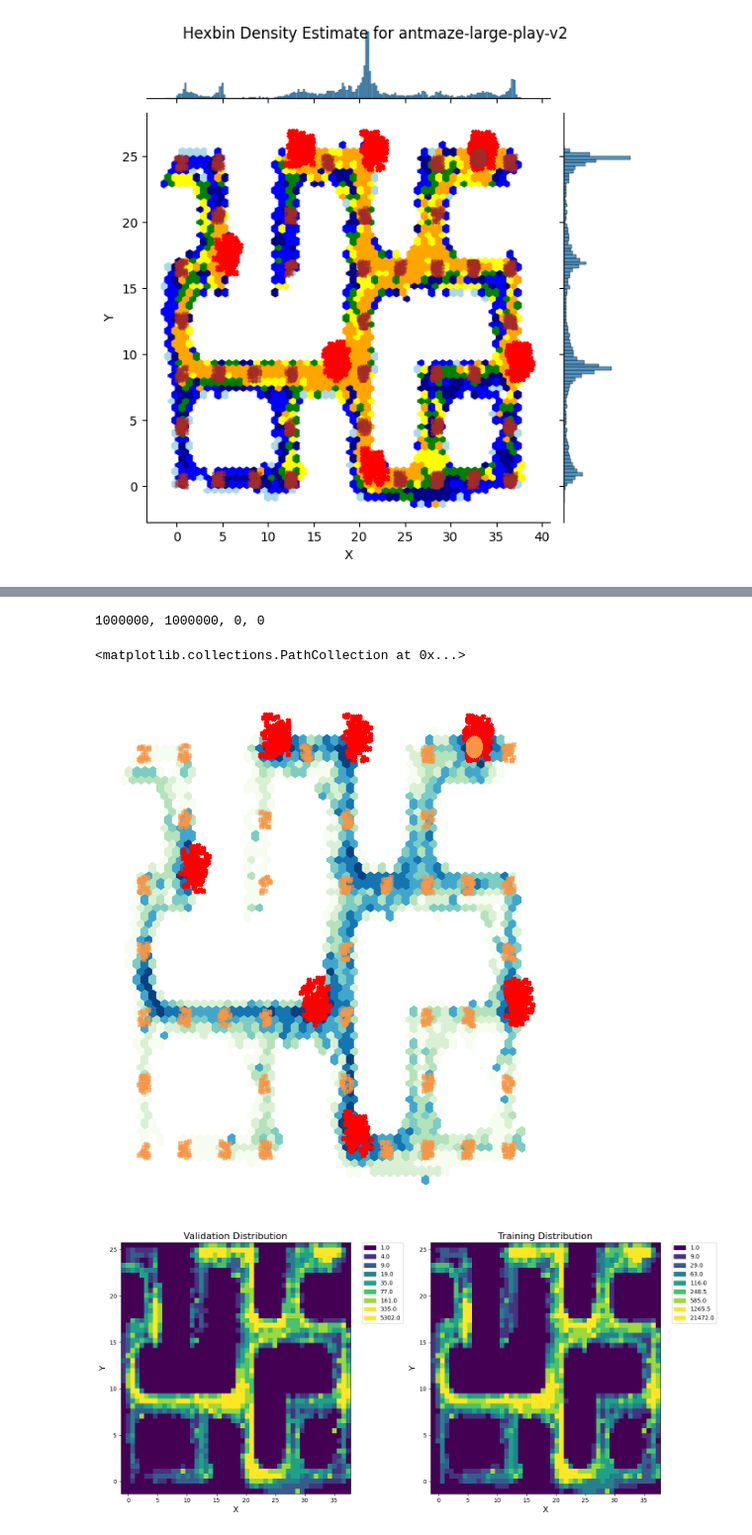
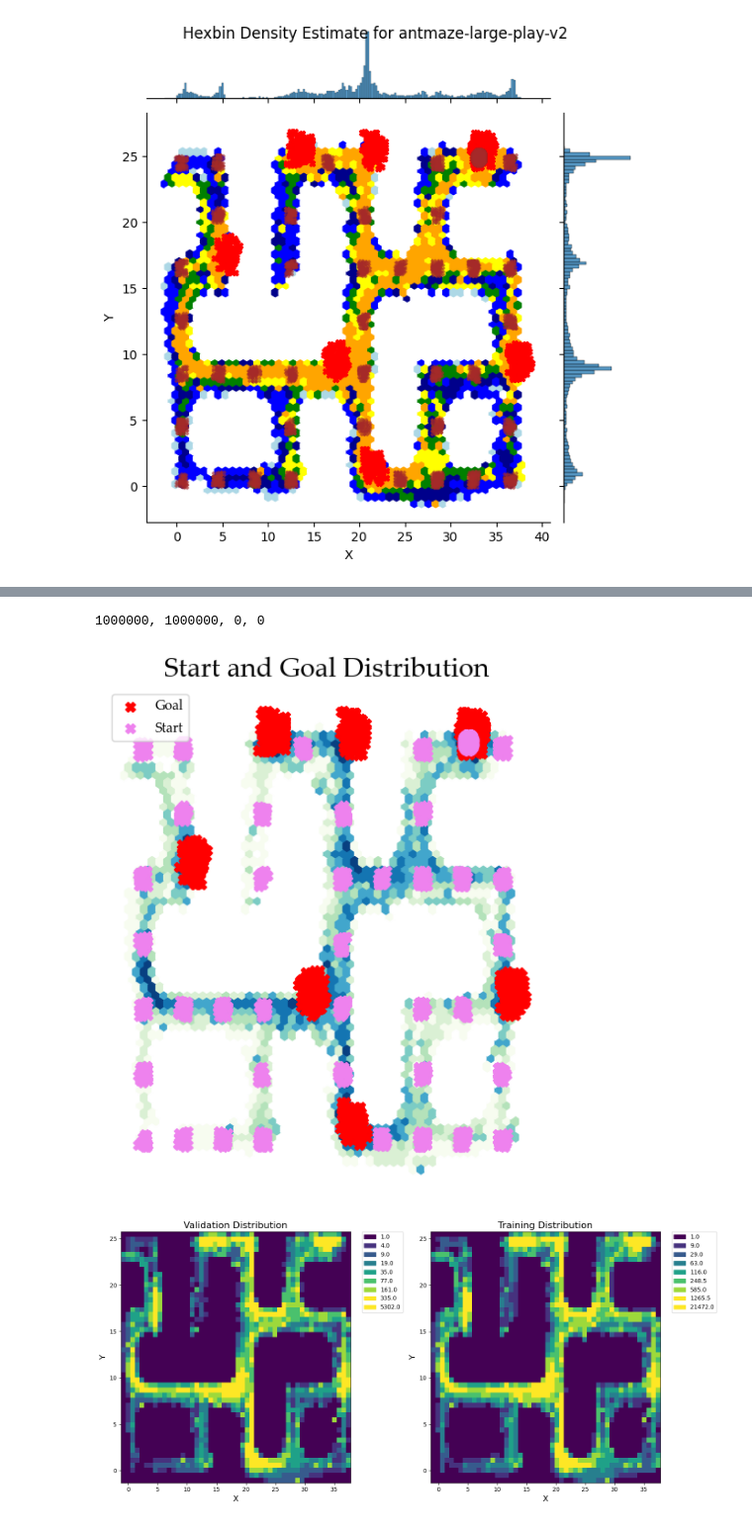
Before and after one commit to jren03/LAMPS-IRL, a Jupyter notebook: MujocoSysID/mbrl/examples/plot.ipynb, the cells around one changed output, grey strips where cells are left out. Shown at 99% size. Cells and saved outputs as stored; diff of their text form; code cells hidden in the pictures.

```diff
--- a/MujocoSysID/mbrl/examples/plot.ipynb
+++ b/MujocoSysID/mbrl/examples/plot.ipynb
@@ -331,4 +331,5 @@ plt.show()
 # %%
+from cProfile import label
 from numpy import size
 
 
@@ -336,38 +337,39 @@ val_x, val_y, train_x, train_y = sample_data_balanced(x, y, sample_ratio=1)
 print(f"{len(val_x)}, {len(val_y)}, {len(train_x)}, {len(train_y)}")
 
 # Define the colormap
 cmap = plt.cm.GnBu
 cmap.set_under("white")
 
 # Calculate statistics and plot for validation data
 val_stats = calculate_statistics(val_x, val_y)
 val_bounds = np.array(val_stats)[1:]
 val_norm = mcolors.BoundaryNorm(val_bounds, cmap.N)
 
 # for ratio in [0.1, 0.25, 0.5, 0.8]:
 ratio = 0.5
 val_x, val_y, train_x, train_y = sample_data_balanced(x, y, sample_ratio=ratio)
 g = sns.jointplot(x=val_x, y=val_y, kind="hex", space=0.0, gridsize=50, cmap=cmap, norm=val_norm, marginal_ticks=False)
 g.fig.subplots_adjust(top=1.1)
 # g.ax_joint.tick_params(axis='both', direction='in')
 # Remove ticks
 g.ax_joint.xaxis.set_ticks_position('none')
 g.ax_joint.yaxis.set_ticks_position('none')
 # Draw border around the entire grid
 # for spine in g.ax_joint.spines.values():
     # spine.set_visible(True)
 g.ax_joint.axis('off')
 g.ax_marg_x.remove()
 g.ax_marg_y.remove()
 
-plt.scatter(gx, gy, color="red", s=10, marker="X")
-plt.scatter(start_x, start_y, color="#F79646", s=10, marker="X", alpha=0.5)
+plt.scatter(gx, gy, color="red", s=50, marker="X", label="Goal")
+plt.scatter(start_x, start_y, color="violet", s=50, marker="X", label="Start")
+plt.legend()
+
 g.fig.suptitle("Start and Goal Distribution", size=20, x=0.45)
-plt.savefig(f"antmaze_play_start_goal_distributions.pdf", bbox_inches='tight')
+plt.savefig(f"antmaze_play_start_goal_distributions.png", bbox_inches='tight')
 # %% [output]
 1000000, 1000000, 0, 0
-<matplotlib.collections.PathCollection at 0x...>
-[figure, old version]
+[figure, new version]
 # %%
 # Define the colormap
 cmap = plt.cm.viridis
```
Also changed, not shown: parts of 4 cells of this notebook, 2 other files.
